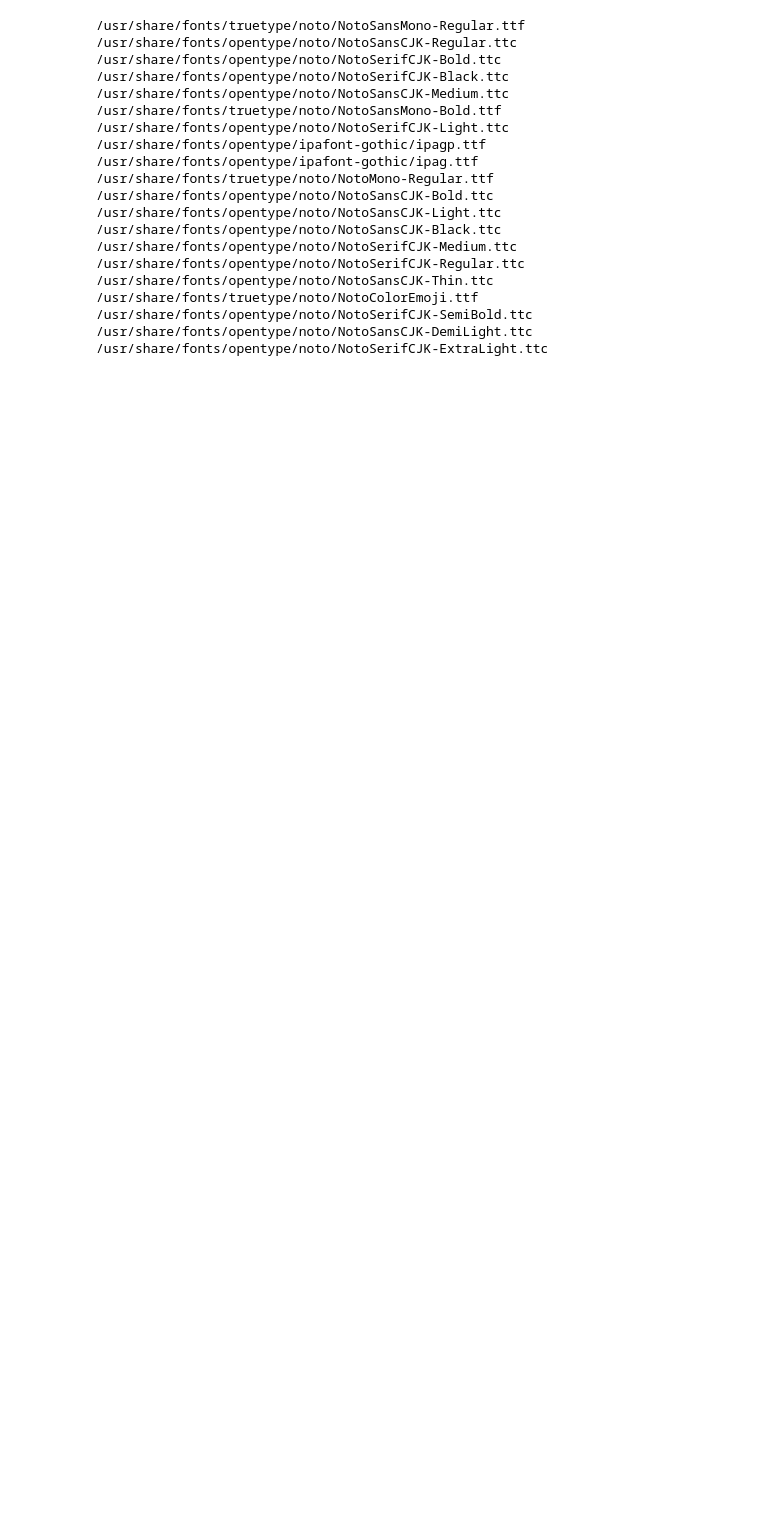
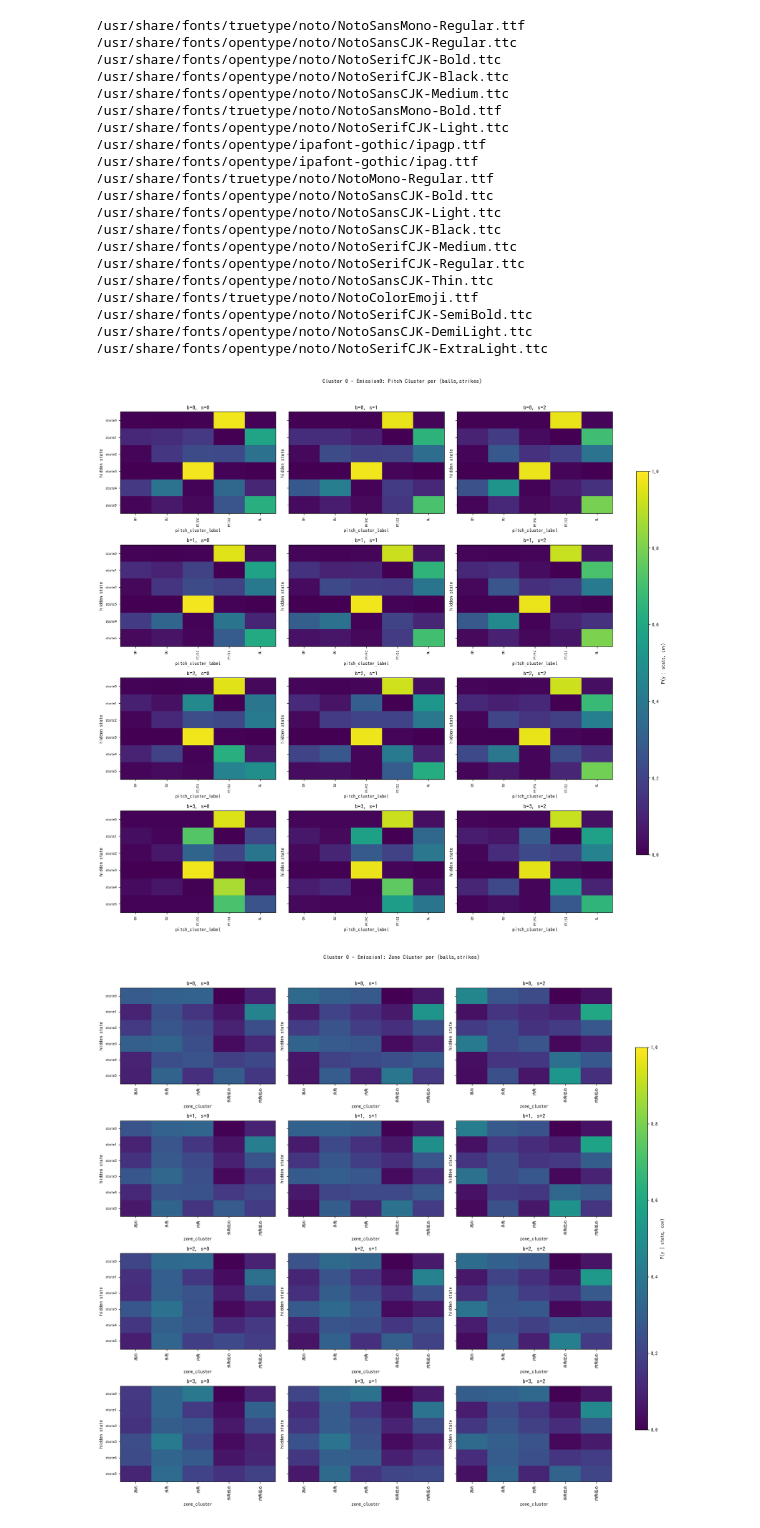
Before and after one commit to c0b220354a/kenkyu, a Jupyter notebook: IOHMM_pitch_cluster_unsup.ipynb, the cells around one changed output. Drawn from its saved outputs; the diff is of its cells as text; code cells hidden in the pictures; blank space fills up the shorter version.

```diff
--- a/IOHMM_pitch_cluster_unsup.ipynb
+++ b/IOHMM_pitch_cluster_unsup.ipynb
@@ -442,7 +446,7 @@ n_cols = 3
 n_rows = ceil(n_cov / n_cols)
 
 for cluster in cluster_list:
-    model_dir = f"iohmm_cluster_{cluster}_with_prior"
+    model_dir = f"iohmm_cluster_{cluster}_with_prior_6"
     model_fp  = os.path.join(model_dir, "model.pkl")
     enc_fp    = os.path.join(model_dir, "encoders.pkl")
 
@@ -505,33 +509,36 @@ for cluster in cluster_list:
     axes = axes.flatten()
     fig.suptitle(f"Cluster {cluster} - Emission1: Zone Cluster per (balls,strikes)", y=1.02)
 
     for i, (b, s) in enumerate(covs):
         ax = axes[i]
         x_input = ohe.transform([[b, s]])
 
         emis1 = np.vstack([
             np.exp(shmm.model_emissions[state][1].predict_log_proba(x_input)[0])
             for state in state_ids
         ])
 
         im = ax.imshow(emis1, vmin=0, vmax=1, aspect='auto', cmap=cm.viridis)
         ax.set_title(f"b={b}, s={s}")
         # X 軸：zone_cluster
         ax.set_xticks(range(len(zcl_names)))
         ax.set_xticklabels(zcl_names, rotation=90, fontsize=8)
         # Y 軸：隠れ状態
         ax.set_yticks(state_ids)
         ax.set_yticklabels(state_labels, fontsize=8)
         ax.set_xlabel("zone_cluster")
         ax.set_ylabel("hidden state")
 
     for j in range(n_cov, len(axes)):
         axes[j].axis("off")
 
     cbar_ax = fig.add_axes([0.88, 0.15, 0.02, 0.7])
     fig.colorbar(im, cax=cbar_ax, label="P(y | state, cov)")
     plt.tight_layout(rect=[0,0,0.85,1.0])
     plt.show()
+# %% [output]
+[figure, added]
+[figure, added]
 # %%
 
 import os
```
Also changed, not shown: parts of 7 cells of this notebook, 1 other file.
